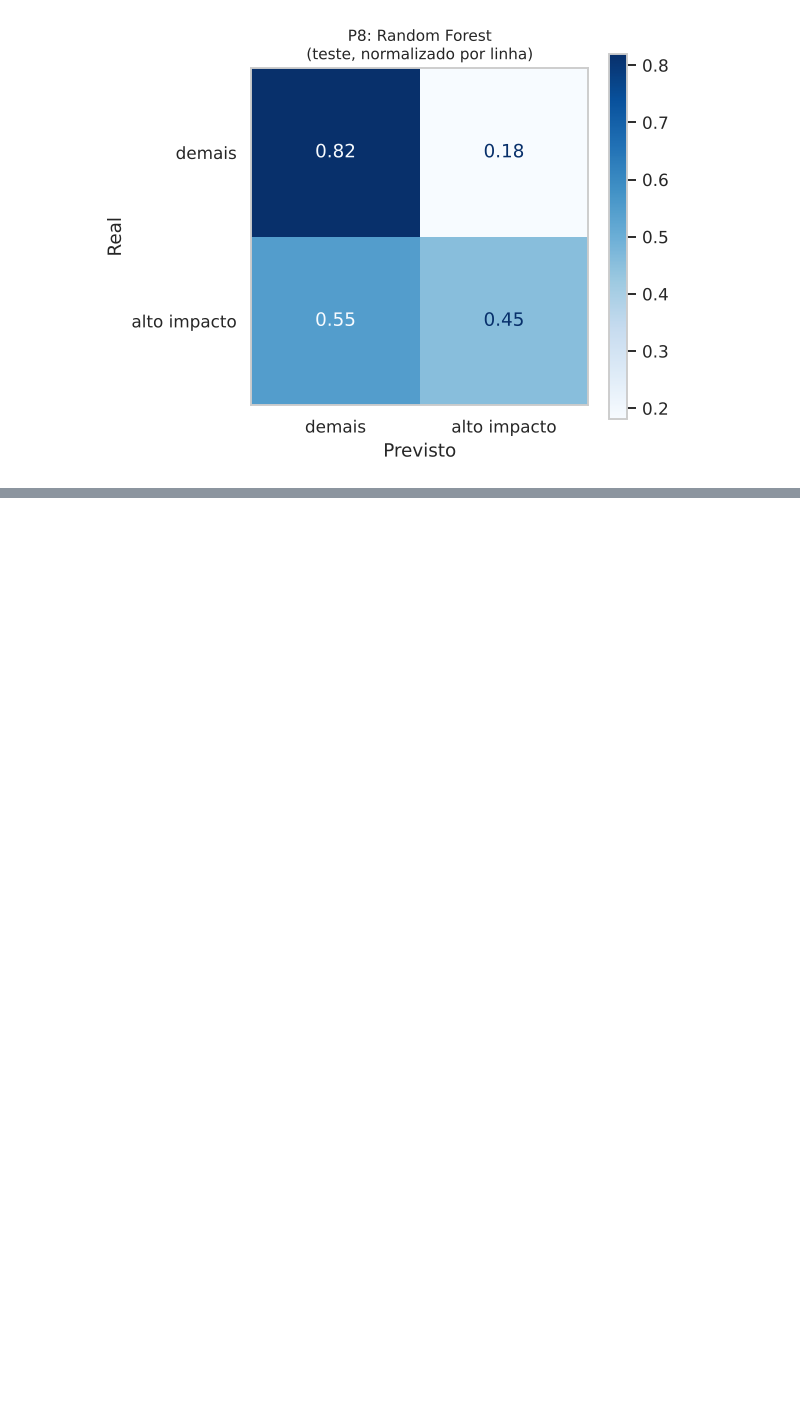
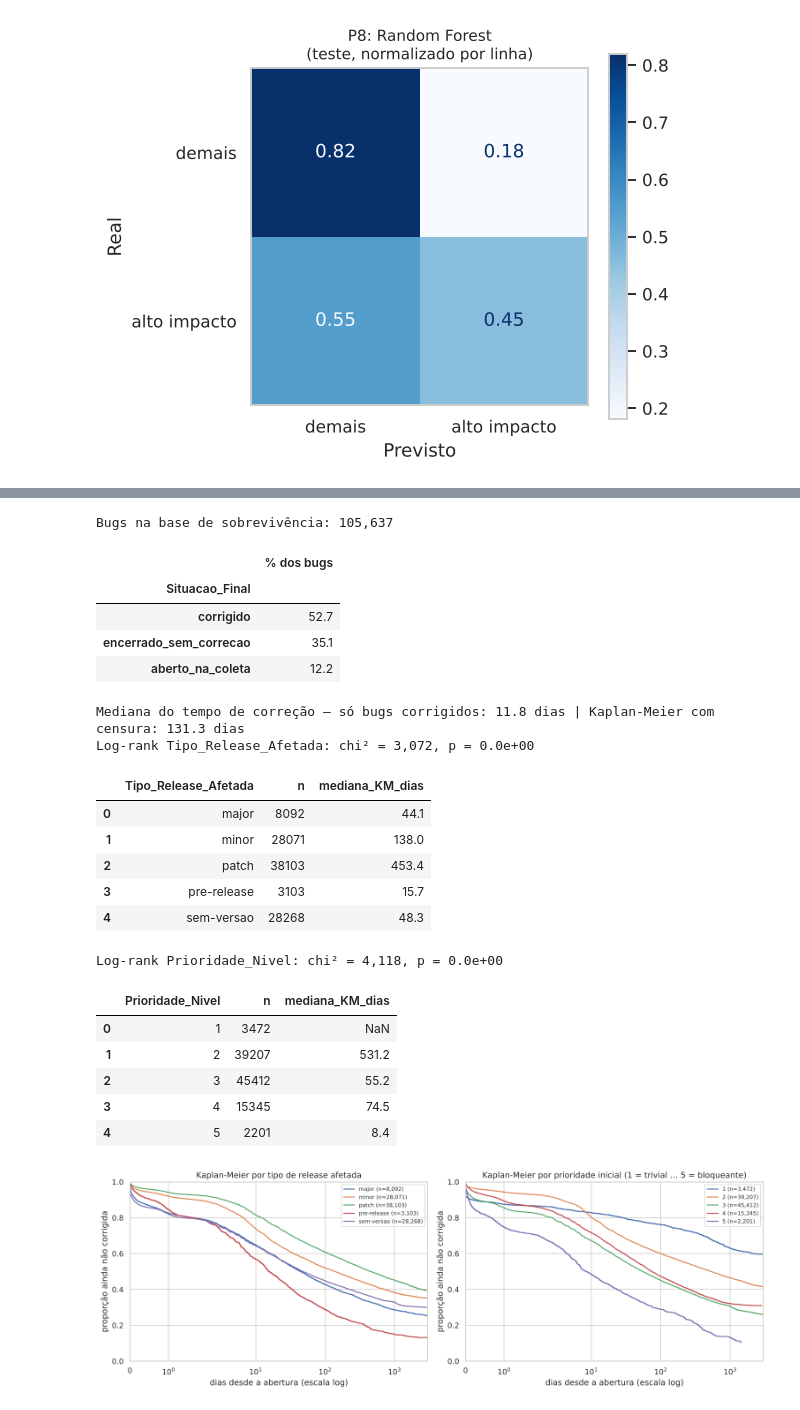
Before and after one commit to alineosilveira/tcc-governanca-operacional-ml, a Jupyter notebook: TCC_Analise_e_Modelos.ipynb, the cells around one changed output, grey strips where cells are left out. Drawn from its saved outputs; the diff is of its cells as text; code cells hidden in the pictures; blank space fills up the shorter version.

Commit message:
Analises e modelos preditivos do TCC (base TAWOS)
Co-Authored-By: Claude Opus 5.5 <noreply@anthropic.com>
Claude-Session: https://claude.ai/code/session_01DMbR8giTKXKeV8ePqWv1KA

```diff
--- a/TCC_Analise_e_Modelos.ipynb
+++ b/TCC_Analise_e_Modelos.ipynb
@@ -854,0 +887,55 @@ salvar("14b_impacto_matriz_confusao")
+# %%
+from statsmodels.duration.survfunc import SurvfuncRight, survdiff
+from statsmodels.duration.hazard_regression import PHReg
+
+surv = pd.read_csv("bases/base_bugs_sobrevivencia.csv", parse_dates=["Creation_Date"])
+surv["Tempo_Dias"] = surv.Tempo_Dias.clip(lower=0.01)
+print(f"Bugs na base de sobrevivência: {len(surv):,}")
+display(surv.Situacao_Final.value_counts(normalize=True).mul(100).round(1).to_frame("% dos bugs"))
+
+med_sel = bugs.Dias_Para_Corrigir.median()
+km_all = SurvfuncRight(surv.Tempo_Dias, surv.Evento_Corrigido)
+print(f"Mediana do tempo de correção – só bugs corrigidos: {med_sel:.1f} dias | "
+      f"Kaplan-Meier com censura: {km_all.quantile(0.5):.1f} dias")
+
+fig, ax = plt.subplots(1, 2, figsize=(14, 4.8))
+for grupo, titulo, a, ordem in [("Tipo_Release_Afetada", "por tipo de release afetada", ax[0], ORDEM_TIPO + ["sem-versao"]),
+                                ("Prioridade_Nivel", "por prioridade inicial (1 = trivial … 5 = bloqueante)", ax[1], [1, 2, 3, 4, 5])]:
+    linhas = []
+    for g in ordem:
+        s = surv[surv[grupo] == g]
+        if len(s) < 50:
+            continue
+        km = SurvfuncRight(s.Tempo_Dias, s.Evento_Corrigido)
+        a.step(km.surv_times, km.surv_prob, where="post", label=f"{g} (n={len(s):,})")
+        linhas.append((g, len(s), km.quantile(0.5)))
+    a.set(xscale="symlog", xlim=(0, 3000), ylim=(0, 1), xlabel="dias desde a abertura (escala log)",
+          ylabel="proporção ainda não corrigida", title=f"Kaplan-Meier {titulo}")
+    a.legend(fontsize=8)
+    stat, p = survdiff(surv.Tempo_Dias, surv.Evento_Corrigido, surv[grupo])
+    print(f"Log-rank {grupo}: chi² = {stat:,.0f}, p = {p:.1e}")
+    display(pd.DataFrame(linhas, columns=[grupo, "n", "mediana_KM_dias"]).round(1))
+salvar("18_sobrevivencia_kaplan_meier")
+# %% [output]
+Bugs na base de sobrevivência: 105,637
+|  | % dos bugs |
+| Situacao_Final |  |
+| corrigido | 52.7 |
+| encerrado_sem_correcao | 35.1 |
+| aberto_na_coleta | 12.2 |
+Mediana do tempo de correção – só bugs corrigidos: 11.8 dias | Kaplan-Meier com censura: 131.3 dias
+Log-rank Tipo_Release_Afetada: chi² = 3,072, p = 0.0e+00
+|  | Tipo_Release_Afetada | n | mediana_KM_dias |
+| 0 | major | 8092 | 44.1 |
+| 1 | minor | 28071 | 138.0 |
+| 2 | patch | 38103 | 453.4 |
+| 3 | pre-release | 3103 | 15.7 |
+| 4 | sem-versao | 28268 | 48.3 |
+Log-rank Prioridade_Nivel: chi² = 4,118, p = 0.0e+00
+|  | Prioridade_Nivel | n | mediana_KM_dias |
+| 0 | 1 | 3472 | NaN |
+| 1 | 2 | 39207 | 531.2 |
+| 2 | 3 | 45412 | 55.2 |
+| 3 | 4 | 15345 | 74.5 |
+| 4 | 5 | 2201 | 8.4 |
+[figure, added]
```
Also changed, not shown: parts of 14 cells of this notebook, 28 other files.
